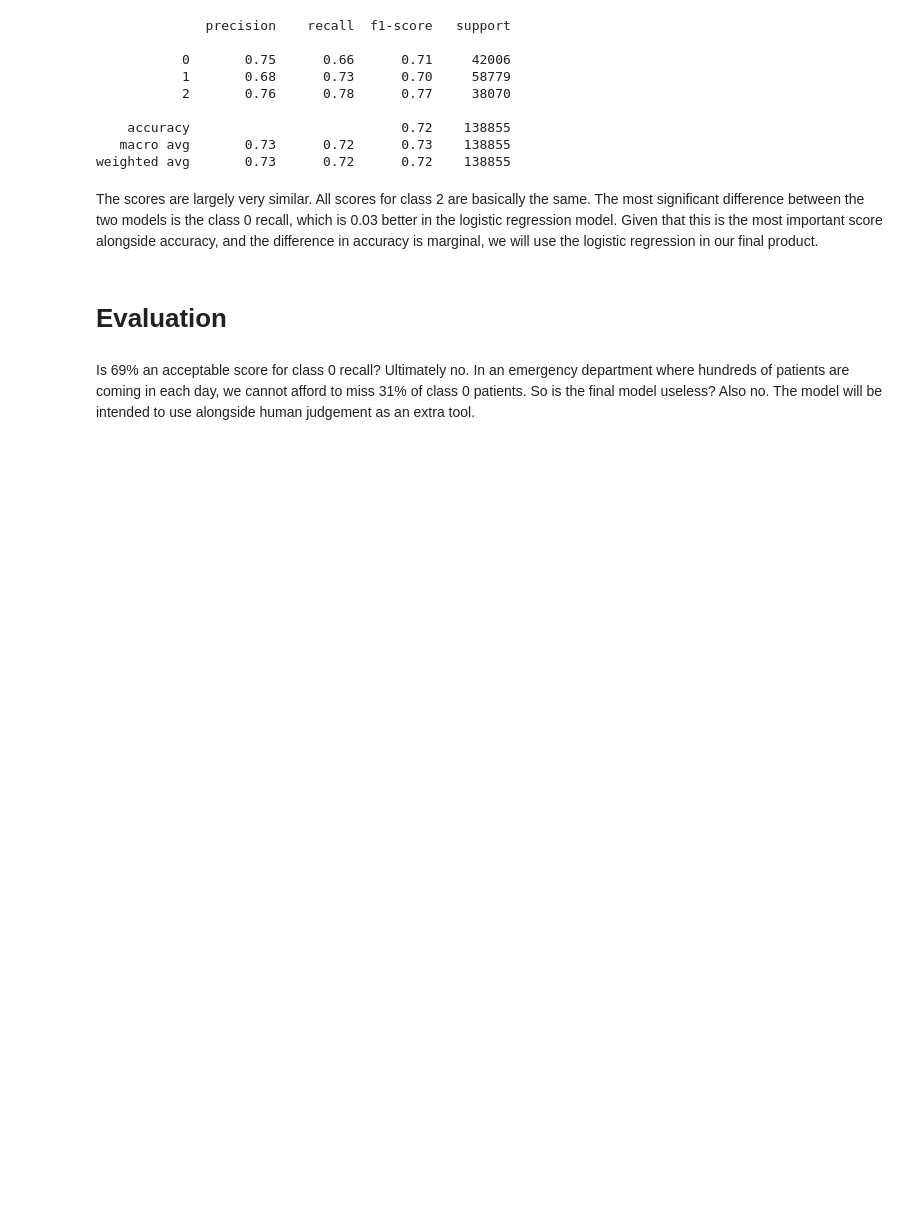
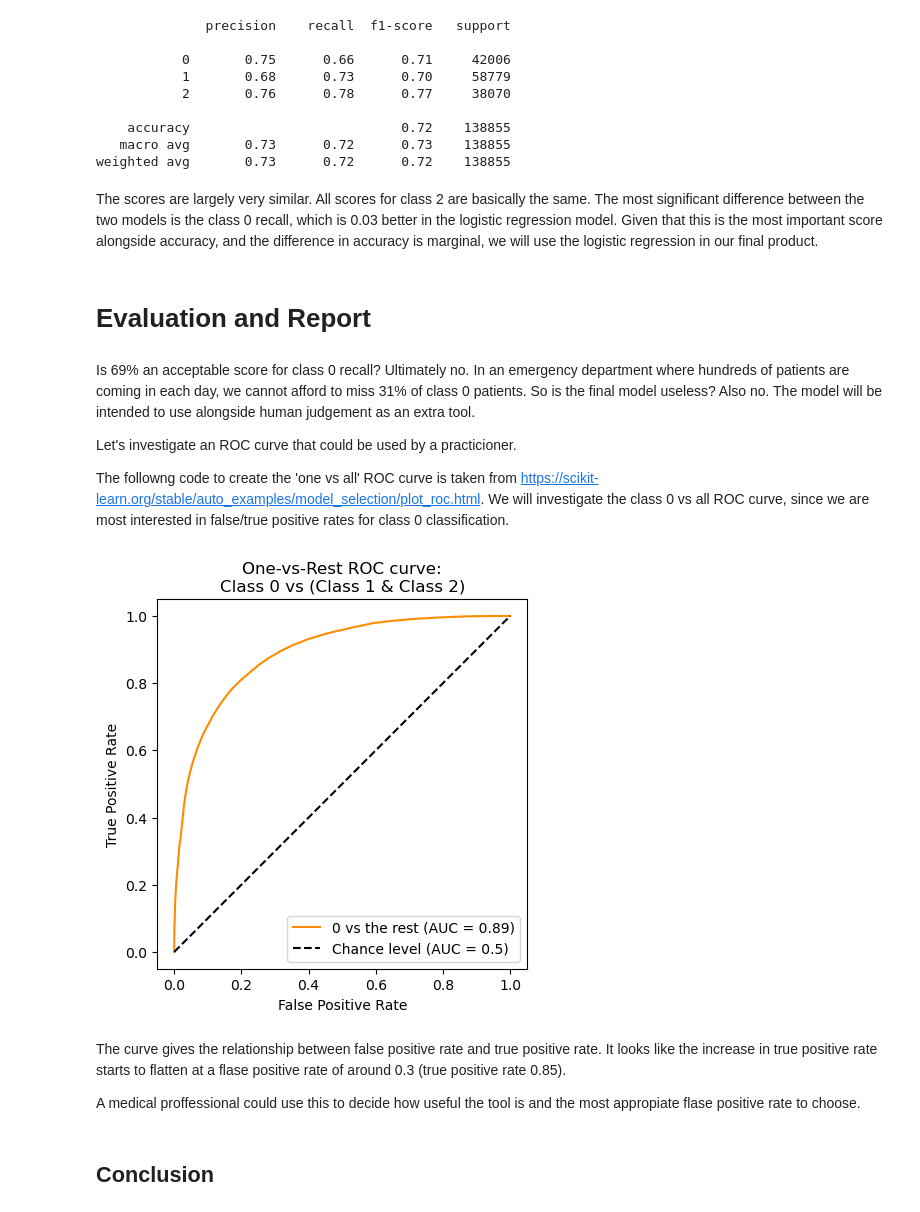
Before and after one commit to henrywo1fe/capstone-project-public, a Jupyter notebook: notebooks/final-product.ipynb, the cells around one changed output. Saved outputs shown, nothing was run; the diff lists cells and outputs as text; code cells hidden in the pictures; blank space fills up the shorter version.

Commit message:
Evaluating product and report

```diff
--- a/notebooks/final-product.ipynb
+++ b/notebooks/final-product.ipynb
@@ -314,6 +316,45 @@ weighted avg       0.73      0.72      0.72    138855
 # %% [markdown]
 The scores are largely very similar. All scores for class 2 are basically the same. The most significant difference between the two models is the class 0 recall, which is 0.03 better in the logistic regression model. Given that this is the most important score alongside accuracy, and the difference in accuracy is marginal, we will use the logistic regression in our final product.
 # %% [markdown]
-# Evaluation
+# Evaluation and Report
 # %% [markdown]
 Is 69% an acceptable score for class 0 recall? Ultimately no. In an emergency department where hundreds of patients are coming in each day, we cannot afford to miss 31% of class 0 patients. So is the final model useless? Also no. The model will be intended to use alongside human judgement as an extra tool.
+
+Let's investigate an ROC curve that could be used by a practicioner.
+
+The followng code to create the 'one vs all' ROC curve is taken from https://scikit-learn.org/stable/auto_examples/model_selection/plot_roc.html. We will investigate the class 0 vs all ROC curve, since we are most interested in false/true positive rates for class 0 classification.
+# %%
+# making y_score using proba
+y_score = log_reg_model_prod.predict_proba(X_prod_test)
+
+# fiting the binarizer to the y_train data and transforming the y_test data
+label_binarizer = LabelBinarizer().fit(y_train)
+y_onehot_test = label_binarizer.transform(y_test)
+y_onehot_test.shape  # (n_samples, n_classes)
+
+class_of_interest = 0
+class_id = np.flatnonzero(label_binarizer.classes_ == class_of_interest)[0]
+class_id
+
+# plotting the ROC curve
+RocCurveDisplay.from_predictions(
+    y_onehot_test[:, class_id],
+    y_score[:, class_id],
+    name=f"{class_of_interest} vs the rest",
+    color="darkorange",
+    plot_chance_level=True,
+)
+plt.axis("square")
+plt.xlabel("False Positive Rate")
+plt.ylabel("True Positive Rate")
+plt.title("One-vs-Rest ROC curve:\nClass 0 vs (Class 1 & Class 2)")
+plt.legend()
+plt.show()
+# %% [output]
+[figure, added]
+# %% [markdown]
+The curve gives the relationship between false positive rate and true positive rate. It looks like the increase in true positive rate starts to flatten at a flase positive rate of around 0.3 (true positive rate 0.85).
+
+A medical proffessional could use this to decide how useful the tool is and the most appropiate flase positive rate to choose.
+# %% [markdown]
+## Conclusion
```
Also changed, not shown: parts of 2 cells of this notebook.
